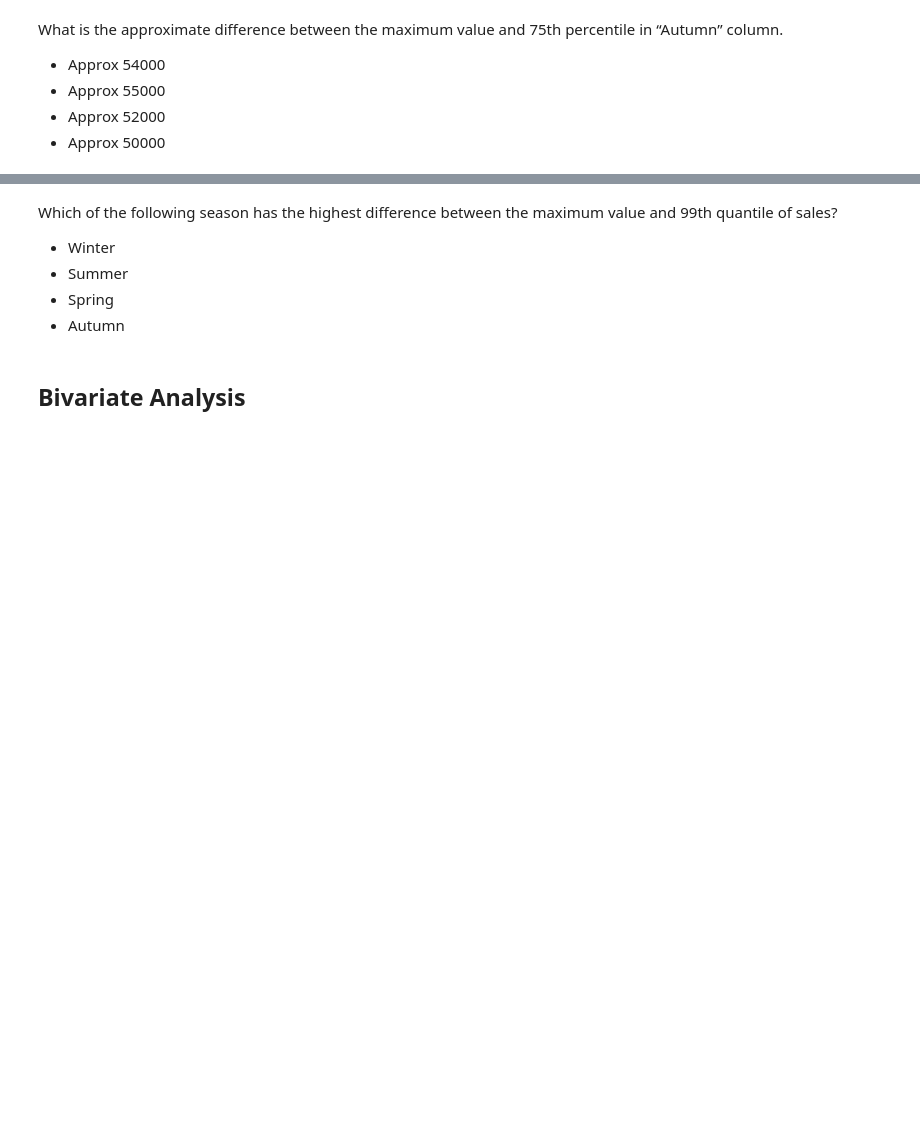
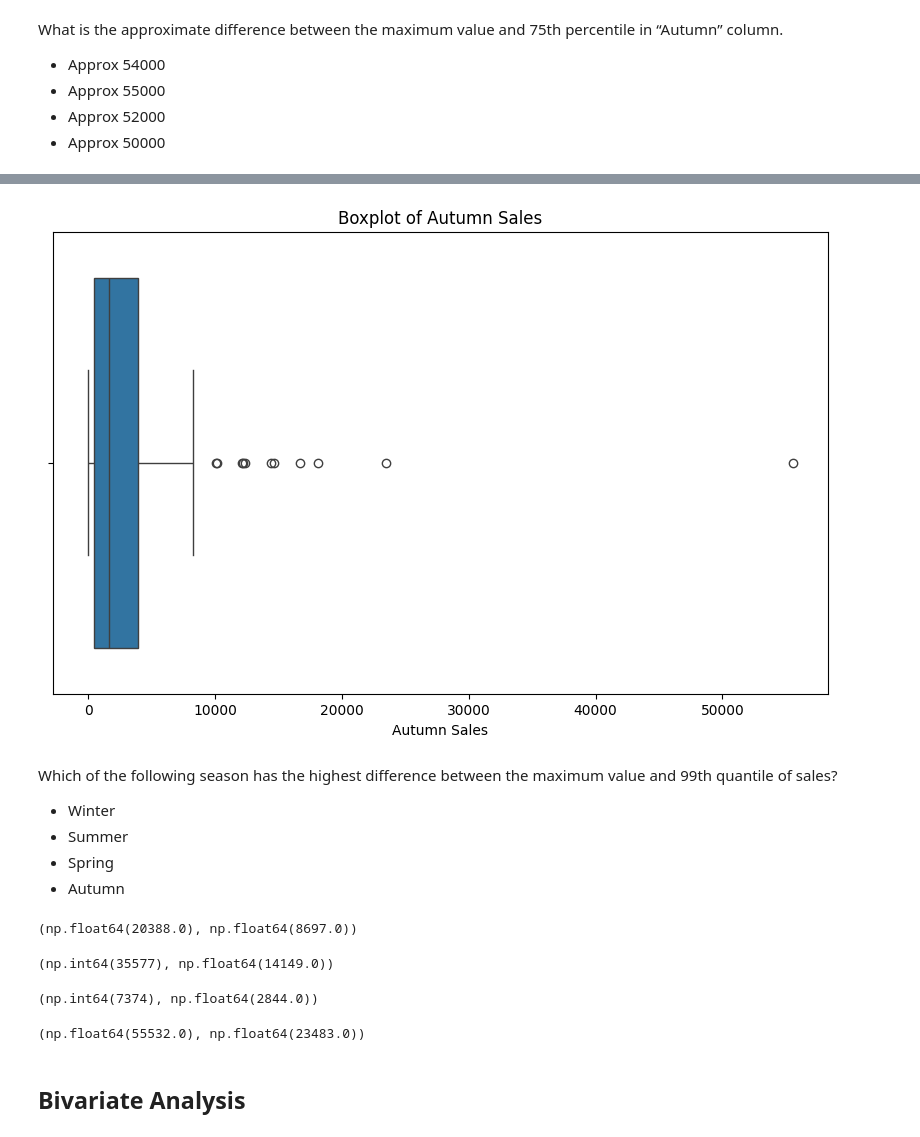
Before and after one commit to TalJa1/dc_practice, a Jupyter notebook: EDA+Graded+Exercise (1).ipynb, the cells around one changed output, grey strips where cells are left out. Cells and saved outputs as stored; diff of their text form; code cells hidden in the pictures; blank space fills up the shorter version.

```diff
--- a/EDA+Graded+Exercise (1).ipynb
+++ b/EDA+Graded+Exercise (1).ipynb
@@ -225,3 +638,5 @@ Similarly Club Neckline, SLeeve length categories into "Others" which have less
 Club material, fabrictype, patterntype and decoration categories into "Others" which have less than 25000 sales across all the seasons
 # %%
 # Group "material" categories into "Others" which have less than 25000 sales across all the seasons.
+inp0["Material"] = inp0.loc[inp0["Total_Sales"] < 25000, "Material"] = "Others"
+inp0["Material"].value_counts()
@@ -228,2 +647,4 @@ Club material, fabrictype, patterntype and decoration categories into "Others" w
 # %%
 # Group "fabric type" categories into "Others" which have less than 25000 sales across all the seasons.
+inp0["FabricType"] = inp0.loc[inp0["Total_Sales"] < 25000, "FabricType"] = "Others"
+inp0["FabricType"].value_counts()
@@ -230,2 +655,4 @@ Club material, fabrictype, patterntype and decoration categories into "Others" w
 # %%
 # Group "patern type" categories into "Others" which have less than 25000 sales across all the seasons.
+inp0["Pattern Type"] = inp0.loc[inp0["Total_Sales"] < 25000, "Pattern Type"] = "Others"
+inp0["Pattern Type"].value_counts()
@@ -232,2 +663,5 @@ Club material, fabrictype, patterntype and decoration categories into "Others" w
 # %%
 # Group "decoration" categories into "Others" which have less than 25000 sales across all the seasons.
+
+inp0["Decoration"] = inp0.loc[inp0["Total_Sales"] < 25000, "Decoration"] = "Others"
+inp0["Decoration"].value_counts()
@@ -254,2 +703,11 @@ What is the approximate difference between the maximum value and 75th percentile
+# %%
+# plot the boxplot of "Autumn" column.
+plt.figure(figsize=(10, 6))
+sns.boxplot(x=inp0["Autumn_Sales"])
+plt.title("Boxplot of Autumn Sales")
+plt.xlabel("Autumn Sales")
+plt.show()
+# %% [output]
+[figure, added]
 # %% [markdown]
 Which of the following season has the highest difference between the maximum value and 99th quantile of sales?
@@ -259,12 +718,24 @@ Which of the following season has the highest difference between the maximum val
 - Autumn
 # %%
 # Find the maximum and 99th percentile of Winter season.
+inp0["Winter_Sales"].max(), inp0["Winter_Sales"].quantile(0.99)
+# %% [output]
+(np.float64(20388.0), np.float64(8697.0))
 # %%
 # Find the maximum and 99th percentile of Summer season.
+inp0["Summer_Sales"].max(), inp0["Summer_Sales"].quantile(0.99)
+# %% [output]
+(np.int64(35577), np.float64(14149.0))
 # %%
 # Find the maximum and 99th percentile of Spring season.
+inp0["Spring_Sales"].max(), inp0["Spring_Sales"].quantile(0.99)
+# %% [output]
+(np.int64(7374), np.float64(2844.0))
 # %%
 # Find the maximum and 99th percentile of Autumn season.
+inp0["Autumn_Sales"].max(), inp0["Autumn_Sales"].quantile(0.99)
+# %% [output]
+(np.float64(55532.0), np.float64(23483.0))
 # %% [markdown]
 ## Bivariate Analysis
 # %% [markdown]
```
Also changed, not shown: parts of 48 cells of this notebook.
